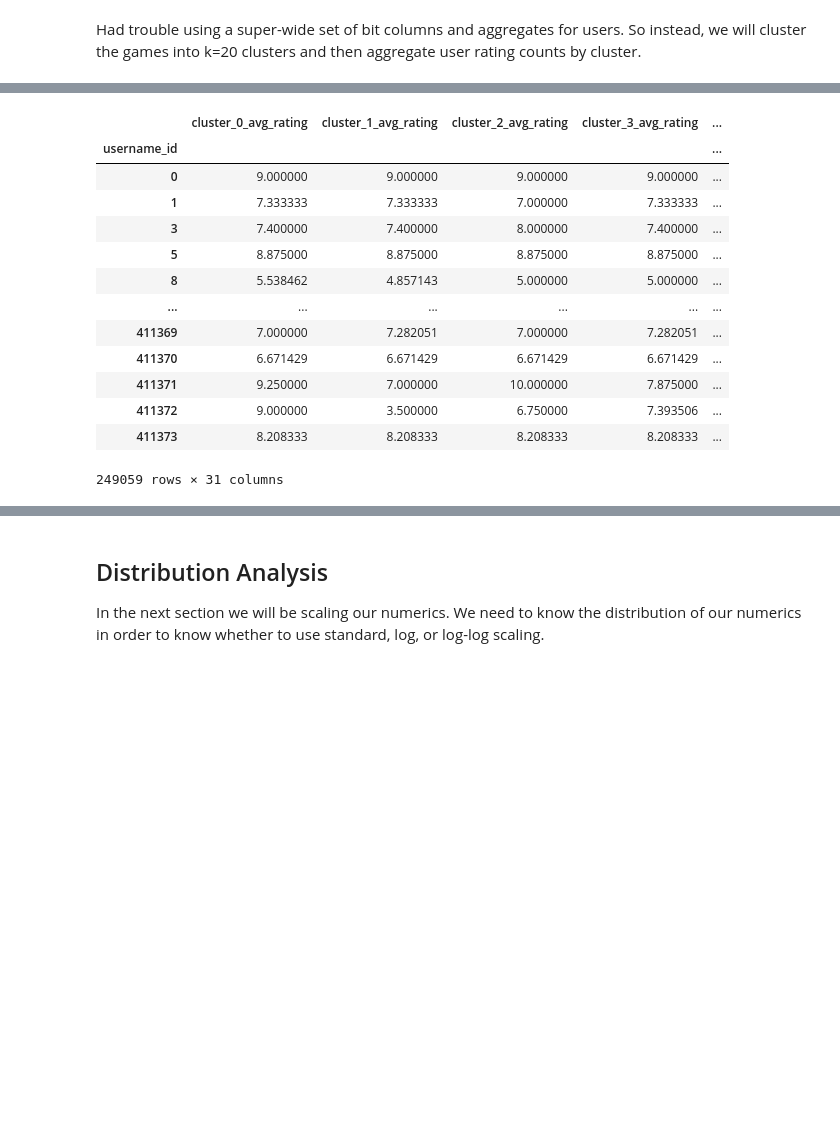
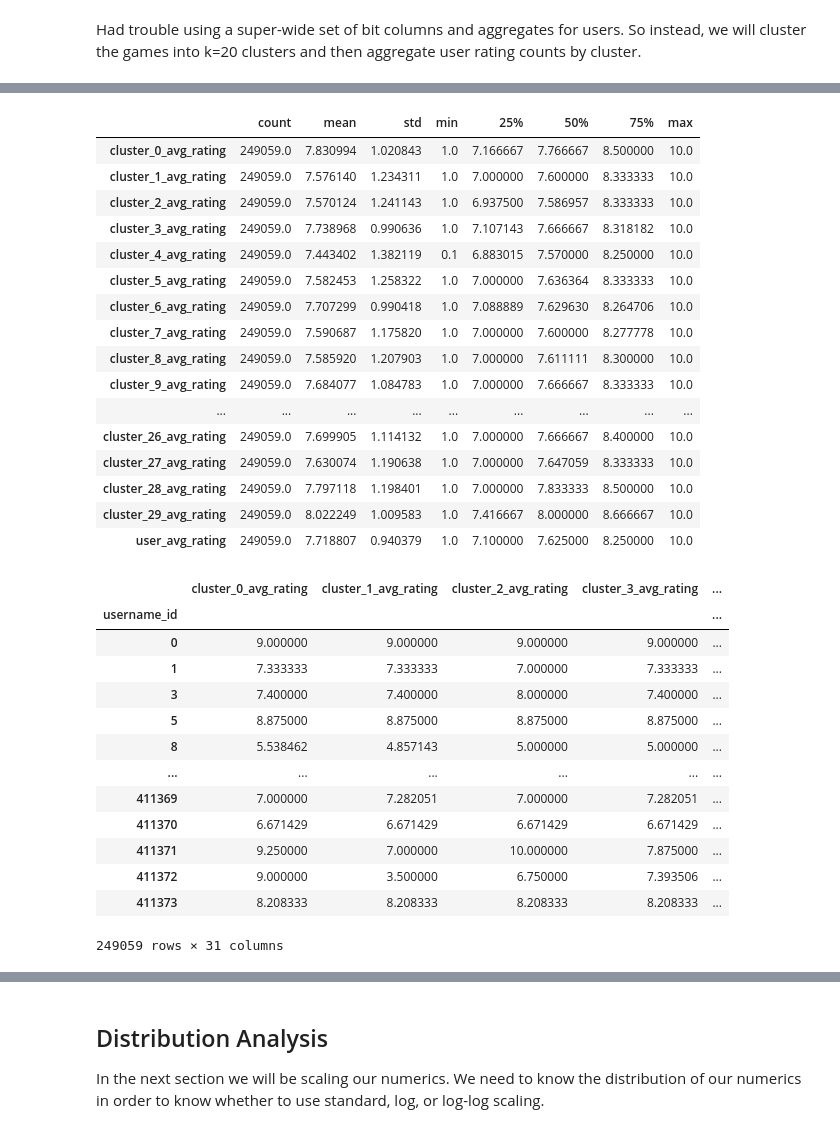
Before and after one commit to jmfb/csc6711-project5, a Jupyter notebook: Project5.ipynb, the cells around one changed output, grey strips where cells are left out. Saved outputs shown, nothing was run; the diff lists cells and outputs as text; code cells hidden in the pictures; blank space fills up the shorter version.

```diff
--- a/Project5.ipynb
+++ b/Project5.ipynb
@@ -489,21 +521,39 @@ def GetUserClusterAvgRating(train_or_test_df):
 # %%
 train_avg_rating_df = GetUserClusterAvgRating(train_df)
 test_avg_rating_df = GetUserClusterAvgRating(seen_df)
+display(train_avg_rating_df.describe().T)
 train_avg_rating_df
 # %% [output]
-|  | cluster_0_avg_rating | cluster_1_avg_rating | cluster_2_avg_rating | cluster_3_avg_rating | ... |
-| username_id |  |  |  |  | ... |
-| 0 | 9.000000 | 9.000000 | 9.000000 | 9.000000 | ... |
-| 1 | 7.333333 | 7.333333 | 7.000000 | 7.333333 | ... |
-| 3 | 7.400000 | 7.400000 | 8.000000 | 7.400000 | ... |
-| 5 | 8.875000 | 8.875000 | 8.875000 | 8.875000 | ... |
-| 8 | 5.538462 | 4.857143 | 5.000000 | 5.000000 | ... |
-| ... | ... | ... | ... | ... | ... |
-| 411369 | 7.000000 | 7.282051 | 7.000000 | 7.282051 | ... |
-| 411370 | 6.671429 | 6.671429 | 6.671429 | 6.671429 | ... |
-| 411371 | 9.250000 | 7.000000 | 10.000000 | 7.875000 | ... |
-| 411372 | 9.000000 | 3.500000 | 6.750000 | 7.393506 | ... |
-| 411373 | 8.208333 | 8.208333 | 8.208333 | 8.208333 | ... |
+|  | count | mean | std | min | 25% | 50% | 75% | max |
+| cluster_0_avg_rating | 249059.0 | 7.830994 | 1.020843 | 1.0 | 7.166667 | 7.766667 | 8.500000 | 10.0 |
+| cluster_1_avg_rating | 249059.0 | 7.576140 | 1.234311 | 1.0 | 7.000000 | 7.600000 | 8.333333 | 10.0 |
+| cluster_2_avg_rating | 249059.0 | 7.570124 | 1.241143 | 1.0 | 6.937500 | 7.586957 | 8.333333 | 10.0 |
+| cluster_3_avg_rating | 249059.0 | 7.738968 | 0.990636 | 1.0 | 7.107143 | 7.666667 | 8.318182 | 10.0 |
+| cluster_4_avg_rating | 249059.0 | 7.443402 | 1.382119 | 0.1 | 6.883015 | 7.570000 | 8.250000 | 10.0 |
+| cluster_5_avg_rating | 249059.0 | 7.582453 | 1.258322 | 1.0 | 7.000000 | 7.636364 | 8.333333 | 10.0 |
+| cluster_6_avg_rating | 249059.0 | 7.707299 | 0.990418 | 1.0 | 7.088889 | 7.629630 | 8.264706 | 10.0 |
+| cluster_7_avg_rating | 249059.0 | 7.590687 | 1.175820 | 1.0 | 7.000000 | 7.600000 | 8.277778 | 10.0 |
+| cluster_8_avg_rating | 249059.0 | 7.585920 | 1.207903 | 1.0 | 7.000000 | 7.611111 | 8.300000 | 10.0 |
+| cluster_9_avg_rating | 249059.0 | 7.684077 | 1.084783 | 1.0 | 7.000000 | 7.666667 | 8.333333 | 10.0 |
+| ... | ... | ... | ... | ... | ... | ... | ... | ... |
+| cluster_26_avg_rating | 249059.0 | 7.699905 | 1.114132 | 1.0 | 7.000000 | 7.666667 | 8.400000 | 10.0 |
+| cluster_27_avg_rating | 249059.0 | 7.630074 | 1.190638 | 1.0 | 7.000000 | 7.647059 | 8.333333 | 10.0 |
+| cluster_28_avg_rating | 249059.0 | 7.797118 | 1.198401 | 1.0 | 7.000000 | 7.833333 | 8.500000 | 10.0 |
+| cluster_29_avg_rating | 249059.0 | 8.022249 | 1.009583 | 1.0 | 7.416667 | 8.000000 | 8.666667 | 10.0 |
+| user_avg_rating | 249059.0 | 7.718807 | 0.940379 | 1.0 | 7.100000 | 7.625000 | 8.250000 | 10.0 |
+|  | cluster_0_avg_rating | cluster_1_avg_rating | cluster_2_avg_rating | cluster_3_avg_rating | ... |
+| username_id |  |  |  |  | ... |
+| 0 | 9.000000 | 9.000000 | 9.000000 | 9.000000 | ... |
+| 1 | 7.333333 | 7.333333 | 7.000000 | 7.333333 | ... |
+| 3 | 7.400000 | 7.400000 | 8.000000 | 7.400000 | ... |
+| 5 | 8.875000 | 8.875000 | 8.875000 | 8.875000 | ... |
+| 8 | 5.538462 | 4.857143 | 5.000000 | 5.000000 | ... |
+| ... | ... | ... | ... | ... | ... |
+| 411369 | 7.000000 | 7.282051 | 7.000000 | 7.282051 | ... |
+| 411370 | 6.671429 | 6.671429 | 6.671429 | 6.671429 | ... |
+| 411371 | 9.250000 | 7.000000 | 10.000000 | 7.875000 | ... |
+| 411372 | 9.000000 | 3.500000 | 6.750000 | 7.393506 | ... |
+| 411373 | 8.208333 | 8.208333 | 8.208333 | 8.208333 | ... |
 249059 rows × 31 columns
 # %%
 game_cluster_avg_rating_df = train_df\
```
Also changed, not shown: parts of 8 cells of this notebook.
